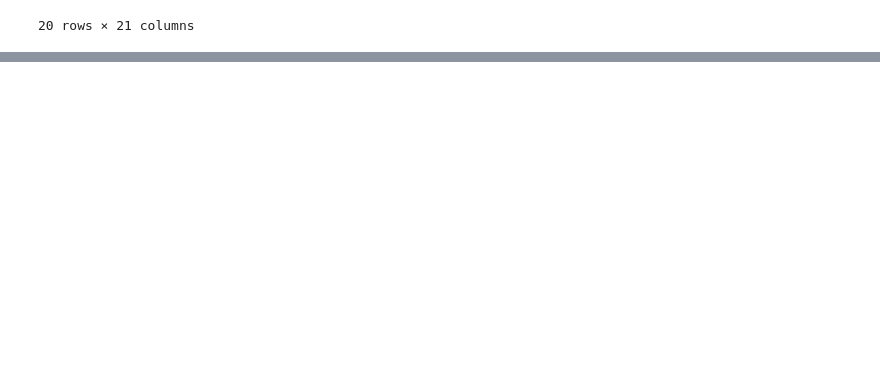
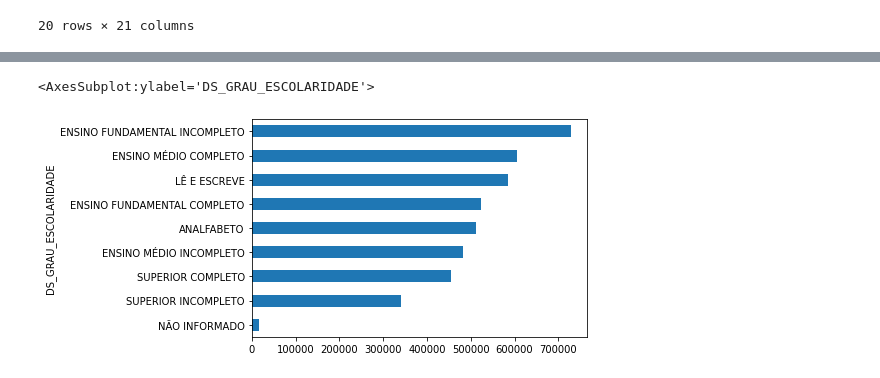
Before and after one commit to phaelcampos/elei-o_2020_biometria, a Jupyter notebook: Untitled.ipynb, the cells around one changed output, grey strips where cells are left out. Cells and saved outputs as stored; diff of their text form; code cells hidden in the pictures; blank space fills up the shorter version.

```diff
--- a/Untitled.ipynb
+++ b/Untitled.ipynb
@@ -41,0 +80,5 @@ df.groupby("SG_UF")['QT_ELEITORES_BIOMETRIA'].max().sort_values(ascending=False)
+# %%
+df_2020.groupby('DS_GRAU_ESCOLARIDADE')["QT_ELEITORES_BIOMETRIA"].size().sort_values().plot(kind='barh')
+# %% [output]
+<AxesSubplot:ylabel='DS_GRAU_ESCOLARIDADE'>
+[figure, added]
```
Also changed, not shown: parts of 7 cells of this notebook.
